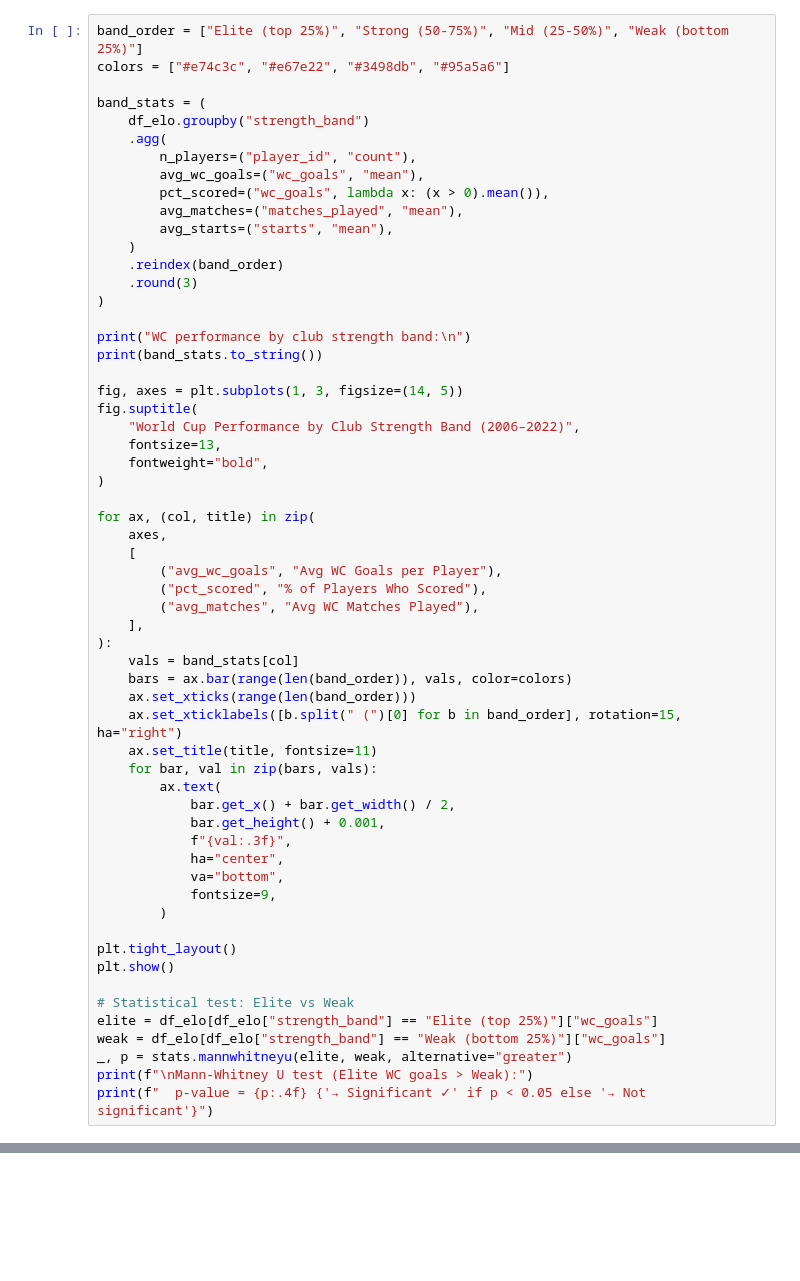
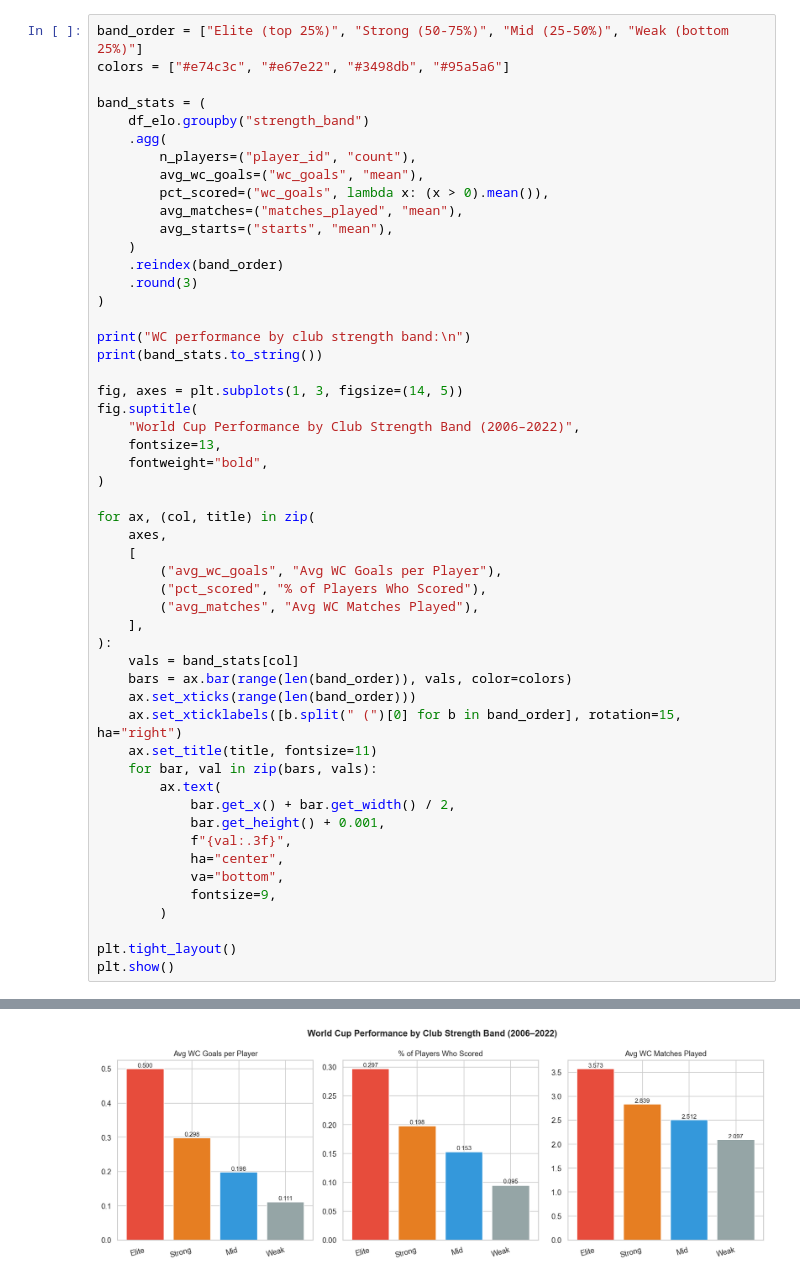
Before and after one commit to ngnk/IDS_705_Final, a Jupyter notebook: notebooks/eda/04_player_club_vs_wc_performance.ipynb, the cells around one changed output, grey strips where cells are left out. Saved outputs shown, nothing was run; the diff lists cells and outputs as text; blank space fills up the shorter version.

```diff
--- a/notebooks/eda/04_player_club_vs_wc_performance.ipynb
+++ b/notebooks/eda/04_player_club_vs_wc_performance.ipynb
@@ -151,10 +160,4 @@ for ax, (col, title) in zip(
 
 plt.tight_layout()
 plt.show()
-
-# Statistical test: Elite vs Weak
-elite = df_elo[df_elo["strength_band"] == "Elite (top 25%)"]["wc_goals"]
-weak = df_elo[df_elo["strength_band"] == "Weak (bottom 25%)"]["wc_goals"]
-_, p = stats.mannwhitneyu(elite, weak, alternative="greater")
-print(f"\nMann-Whitney U test (Elite WC goals > Weak):")
-print(f"  p-value = {p:.4f} {'→ Significant ✓' if p < 0.05 else '→ Not significant'}")
+# %% [output]
@@ -161 +172,2 @@ print(f"  p-value = {p:.4f} {'→ Significant ✓' if p < 0.05 else '→ Not sig
+[figure, added]
 # %% [markdown]
```
Also changed, not shown: parts of 12 cells of this notebook.
